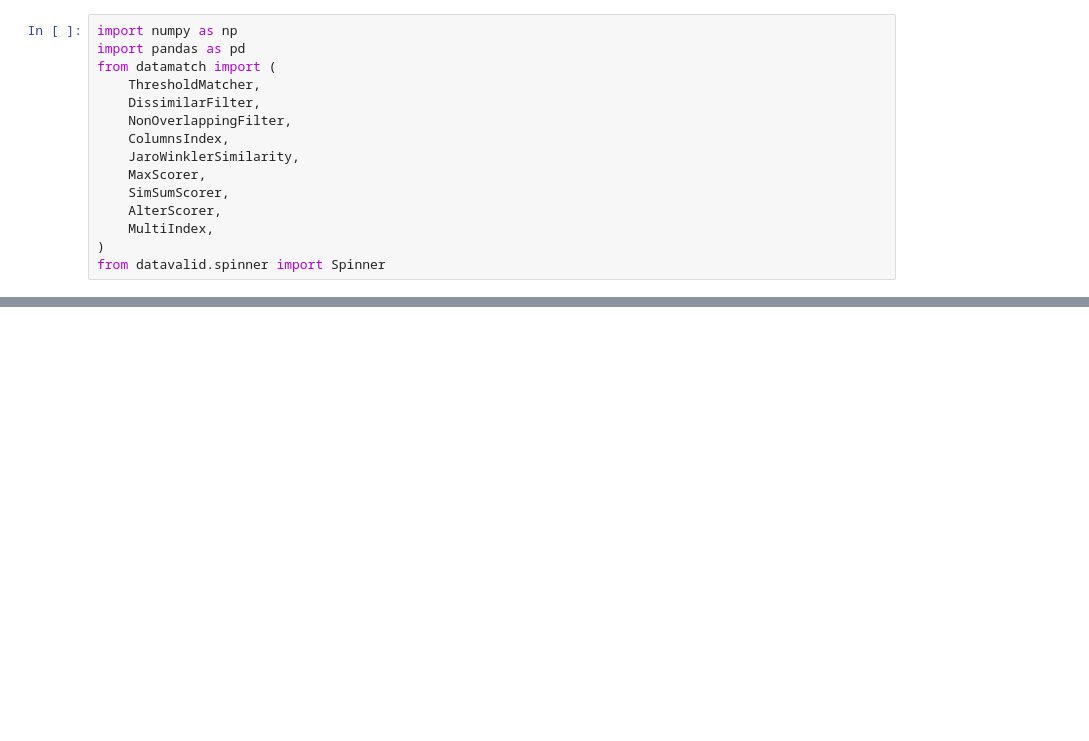
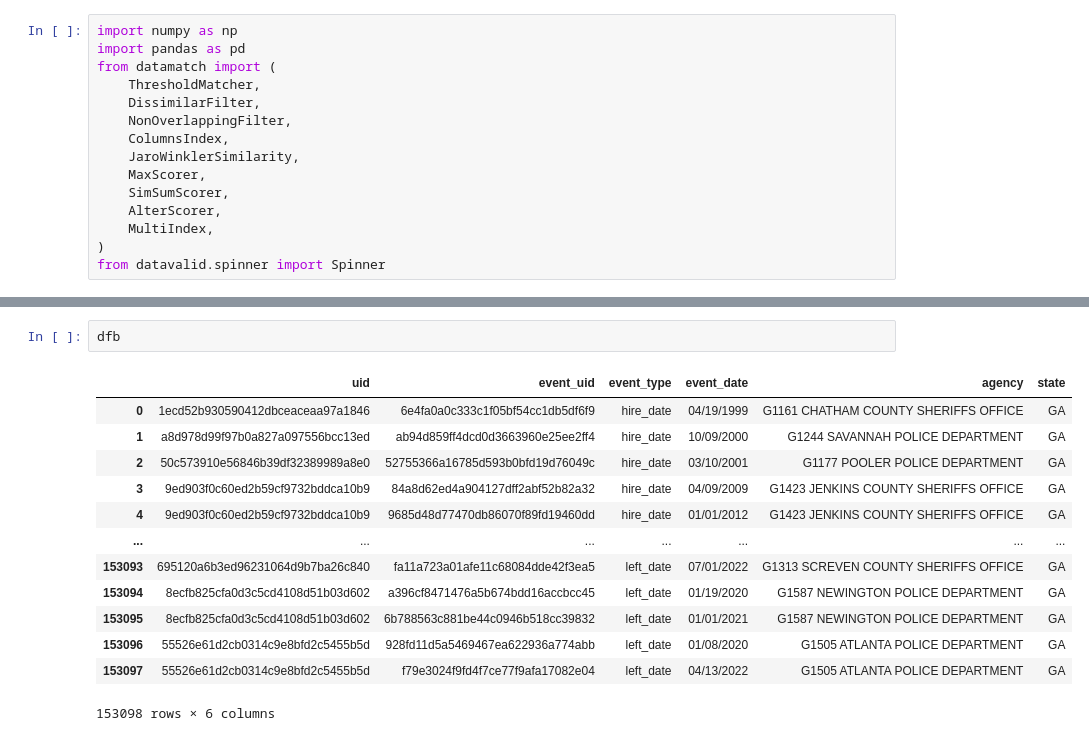
Before and after one commit to ayyubibrahimi/us-post-data, a Jupyter notebook: notebooks/match/fl-ga/match-ga-fl.ipynb, the cells around one changed output, grey strips where cells are left out. Saved outputs shown, nothing was run; the diff lists cells and outputs as text; blank space fills up the shorter version.

```diff
--- a/notebooks/match/fl-ga/match-ga-fl.ipynb
+++ b/notebooks/match/fl-ga/match-ga-fl.ipynb
@@ -82,3 +96,19 @@ events_df
+# %%
+dfb
+# %% [output]
+|  | uid | event_uid | event_type | event_date | agency | state |
+| 0 | 1ecd52b930590412dbceaceaa97a1846 | 6e4fa0a0c333c1f05bf54cc1db5df6f9 | hire_date | 04/19/1999 | G1161 CHATHAM COUNTY SHERIFFS OFFICE | GA |
+| 1 | a8d978d99f97b0a827a097556bcc13ed | ab94d859ff4dcd0d3663960e25ee2ff4 | hire_date | 10/09/2000 | G1244 SAVANNAH POLICE DEPARTMENT | GA |
+| 2 | 50c573910e56846b39df32389989a8e0 | 52755366a16785d593b0bfd19d76049c | hire_date | 03/10/2001 | G1177 POOLER POLICE DEPARTMENT | GA |
+| 3 | 9ed903f0c60ed2b59cf9732bddca10b9 | 84a8d62ed4a904127dff2abf52b82a32 | hire_date | 04/09/2009 | G1423 JENKINS COUNTY SHERIFFS OFFICE | GA |
+| 4 | 9ed903f0c60ed2b59cf9732bddca10b9 | 9685d48d77470db86070f89fd19460dd | hire_date | 01/01/2012 | G1423 JENKINS COUNTY SHERIFFS OFFICE | GA |
+| ... | ... | ... | ... | ... | ... | ... |
+| 153093 | 695120a6b3ed96231064d9b7ba26c840 | fa11a723a01afe11c68084dde42f3ea5 | left_date | 07/01/2022 | G1313 SCREVEN COUNTY SHERIFFS OFFICE | GA |
+| 153094 | 8ecfb825cfa0d3c5cd4108d51b03d602 | a396cf8471476a5b674bdd16accbcc45 | left_date | 01/19/2020 | G1587 NEWINGTON POLICE DEPARTMENT | GA |
+| 153095 | 8ecfb825cfa0d3c5cd4108d51b03d602 | 6b788563c881be44c0946b518cc39832 | left_date | 01/01/2021 | G1587 NEWINGTON POLICE DEPARTMENT | GA |
+| 153096 | 55526e61d2cb0314c9e8bfd2c5455b5d | 928fd11d5a5469467ea622936a774abb | left_date | 01/08/2020 | G1505 ATLANTA POLICE DEPARTMENT | GA |
+| 153097 | 55526e61d2cb0314c9e8bfd2c5455b5d | f79e3024f9fd4f7ce77f9afa17082e04 | left_date | 04/13/2022 | G1505 ATLANTA POLICE DEPARTMENT | GA |
+153098 rows × 6 columns
 # %%
 per_df = read_personnel()
 per_df
```
Also changed, not shown: parts of 6 cells of this notebook, 7 other files.
